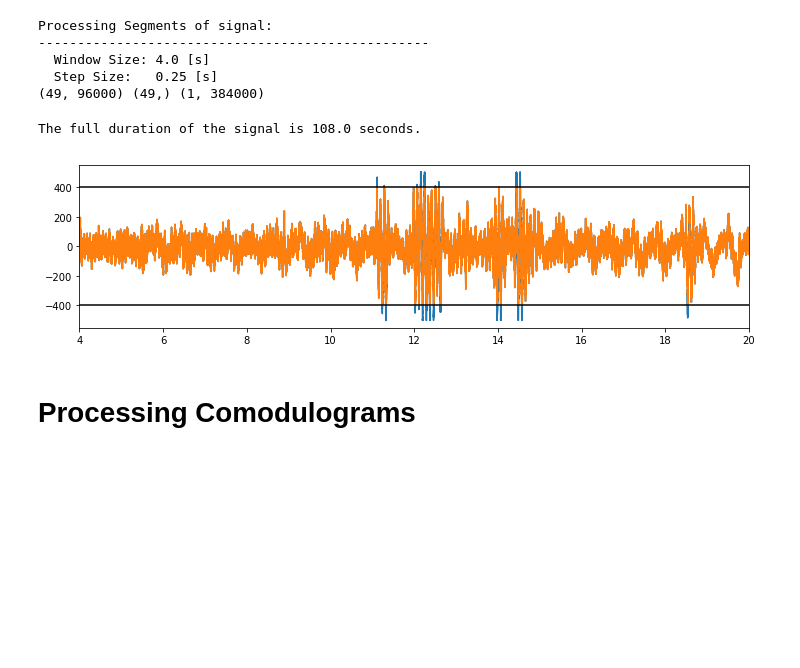
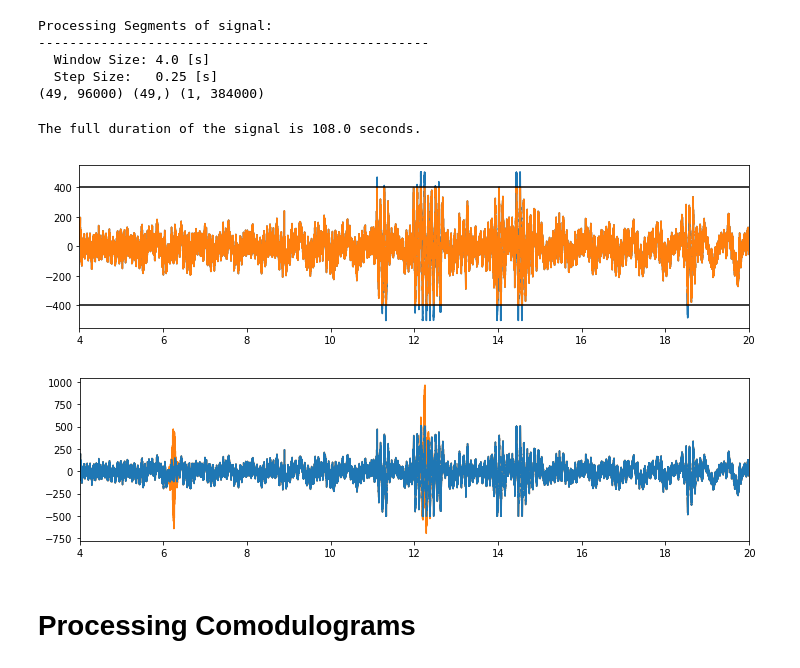
Before and after one commit to pgodefroy/notes_mspacman, a Jupyter notebook: Notes_PAC_Artifacts.ipynb, the cells around one changed output. Saved outputs shown, nothing was run; the diff lists cells and outputs as text; code cells hidden in the pictures; blank space fills up the shorter version.

```diff
--- a/Notes_PAC_Artifacts.ipynb
+++ b/Notes_PAC_Artifacts.ipynb
@@ -99,17 +134,24 @@ Processing Segments of signal:
 # %%
 plt.figure(figsize=(12, 3))
 
 plt.plot(tvec, dat.T)
 plt.plot(tvec, dat_clip.T)
 
 plt.axhline(y=clip_amp, c='k')
 plt.axhline(y=-clip_amp, c='k')
 plt.xlim(t_seg)
 
+plt.figure(figsize=(12, 3))
+
+plt.plot(tvec, dat_spk.T, 'C1')
+plt.plot(tvec, dat.T, 'C0')
+plt.xlim(t_seg)
+
 print("The full duration of the signal is {} seconds.".format(np.round(t[-1])))
 # %% [output]
 The full duration of the signal is 108.0 seconds.
 [figure]
+[figure, added]
 # %% [markdown]
 # Processing Comodulograms
 # %%
```
Also changed, not shown: parts of 18 cells of this notebook, 1 other file.
